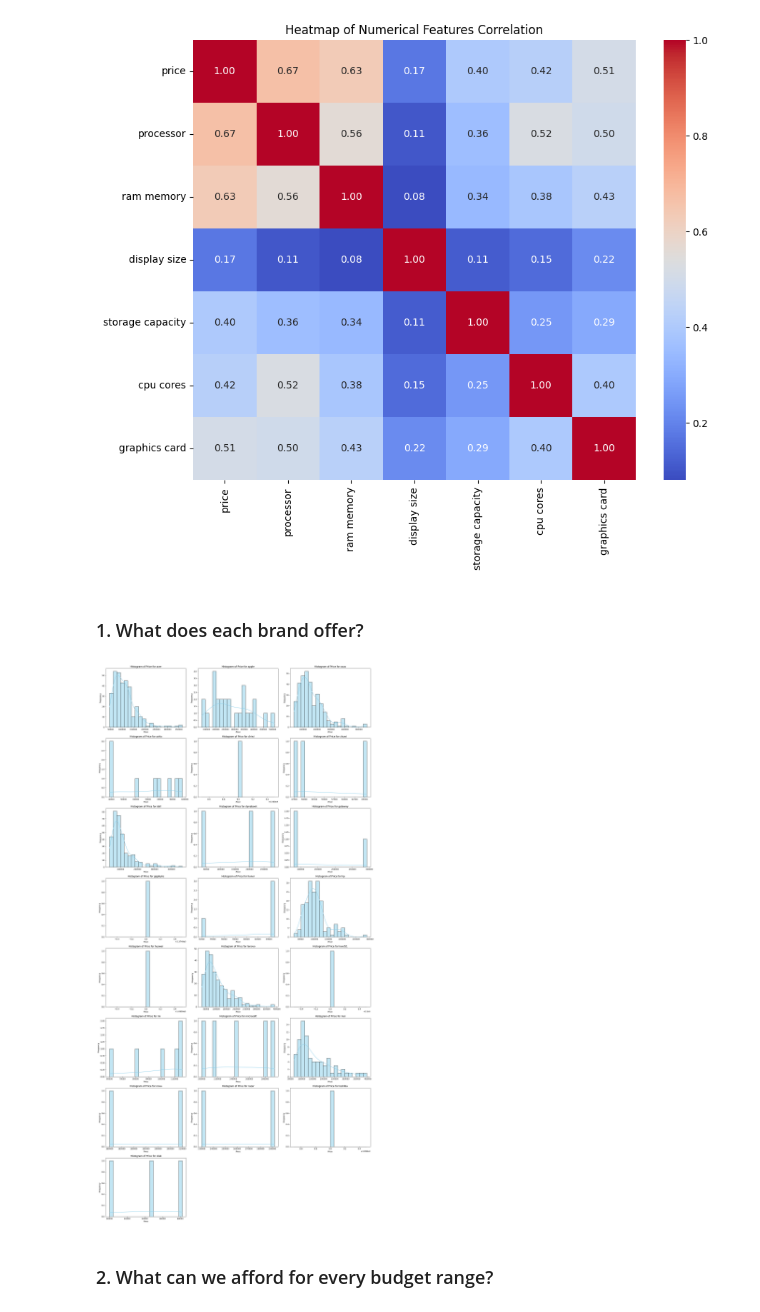
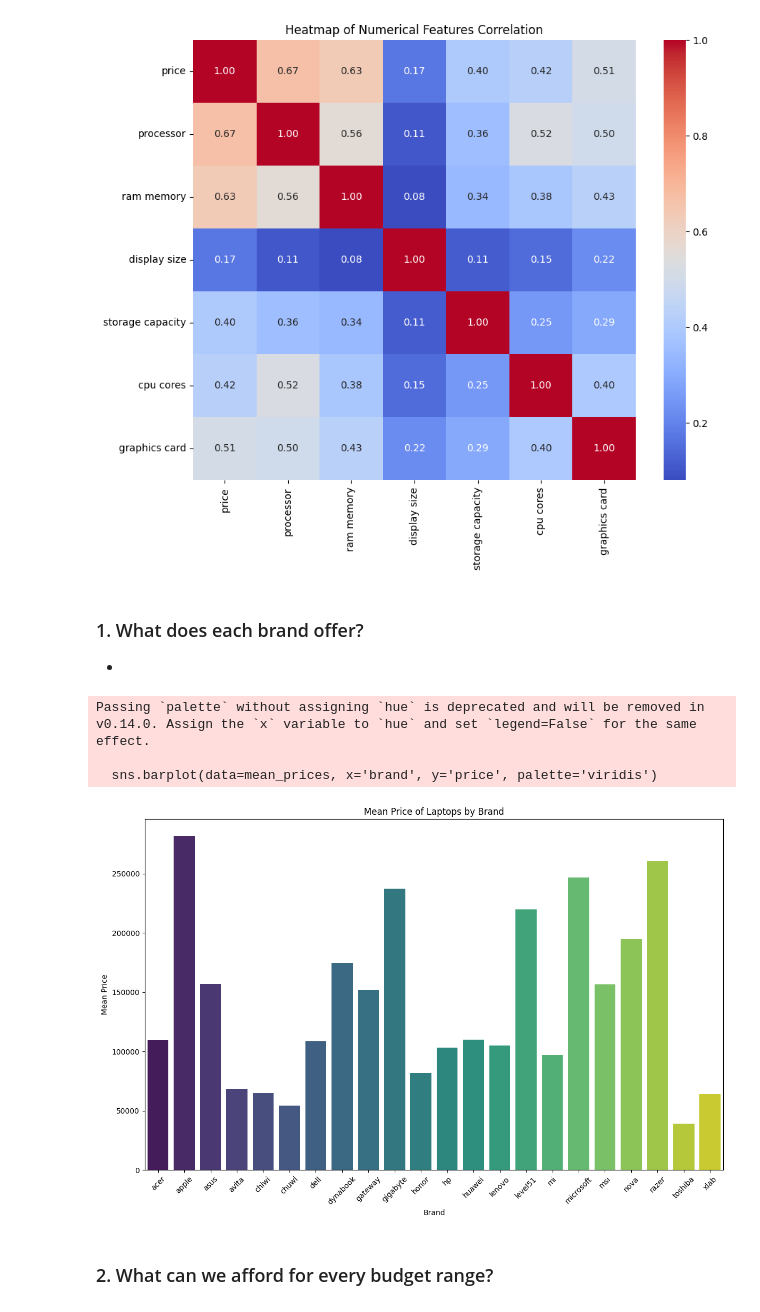
Before and after one commit to xrhahelry/DS-MiniProject, a Jupyter notebook: analysis_Yajjyu.ipynb, the cells around one changed output. Cells and saved outputs as stored; diff of their text form; code cells hidden in the pictures.

```diff
--- a/analysis_Yajjyu.ipynb
+++ b/analysis_Yajjyu.ipynb
@@ -260,41 +260,29 @@ plt.show()
 [figure]
 # %% [markdown]
 ### 1. What does each brand offer?
+-
-# %%
-# Group by the 'brand' column
-grouped = laptop.groupby('brand')
-
-# Number of brands
-num_brands = len(grouped)
-
-# Number of columns per row
-cols_per_row = 3
-
-# Number of rows needed
-num_rows = int(np.ceil(num_brands / cols_per_row))
-
-# Create subplots
-fig, axes = plt.subplots(num_rows, cols_per_row, figsize=(20, 5 * num_rows))
-
-# Flatten the axes array for easy iteration
-axes = axes.flatten()
-
-# Loop through each brand group and create a histogram for the 'price' column
-for i, (brand, group) in enumerate(grouped):
-    sns.histplot(data=group, x='price', bins=20, color='skyblue', kde=True, ax=axes[i])
-    axes[i].set_title(f'Histogram of Price for {brand}')
-    axes[i].set_xlabel('Price')
-    axes[i].set_ylabel('Frequency')
-
-# Remove any unused subplots
-for j in range(i + 1, len(axes)):
-    fig.delaxes(axes[j])
-
-# Adjust layout
-plt.tight_layout()
-plt.show()
-# %% [output]
-[figure, removed]
+# %%
+# Calculate the mean price for each brand
+mean_prices = laptop.groupby('brand')['price'].mean().reset_index()
+
+# Create the bar plot
+plt.figure(figsize=(12, 8))
+sns.barplot(data=mean_prices, x='brand', y='price', palette='viridis')
+
+# Add title and labels
+plt.title('Mean Price of Laptops by Brand')
+plt.xlabel('Brand')
+plt.ylabel('Mean Price')
+plt.xticks(rotation=45)  # Rotate the x-axis labels for better readability
+
+# Show the plot
+plt.tight_layout()
+plt.show()
+# %% [output]
+Passing `palette` without assigning `hue` is deprecated and will be removed in v0.14.0. Assign the `x` variable to `hue` and set `legend=False` for the same effect.
+
+  sns.barplot(data=mean_prices, x='brand', y='price', palette='viridis')
+[figure, added]
 # %% [markdown]
 ### 2. What can we afford for every budget range?
 # %%
```
Also changed, not shown: parts of 4 cells of this notebook.
